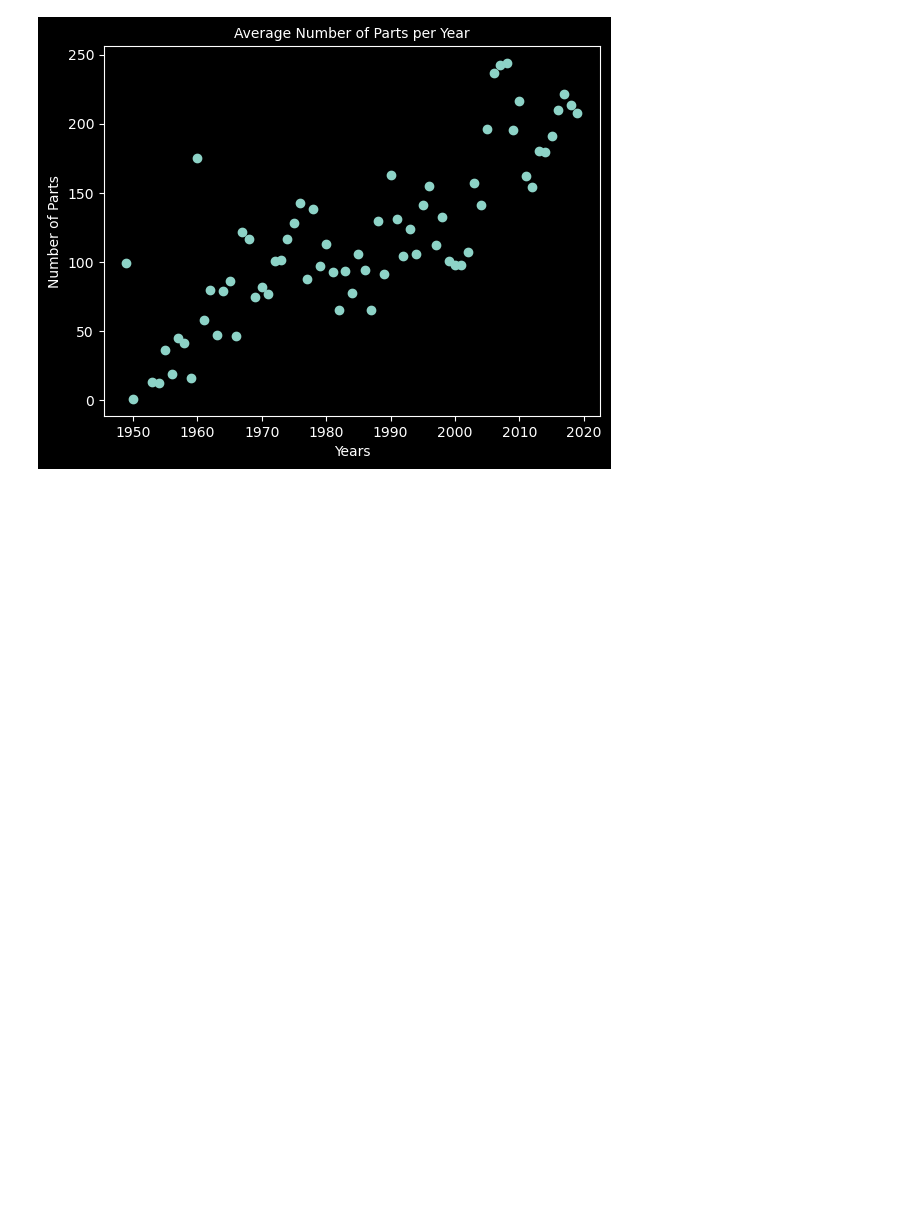
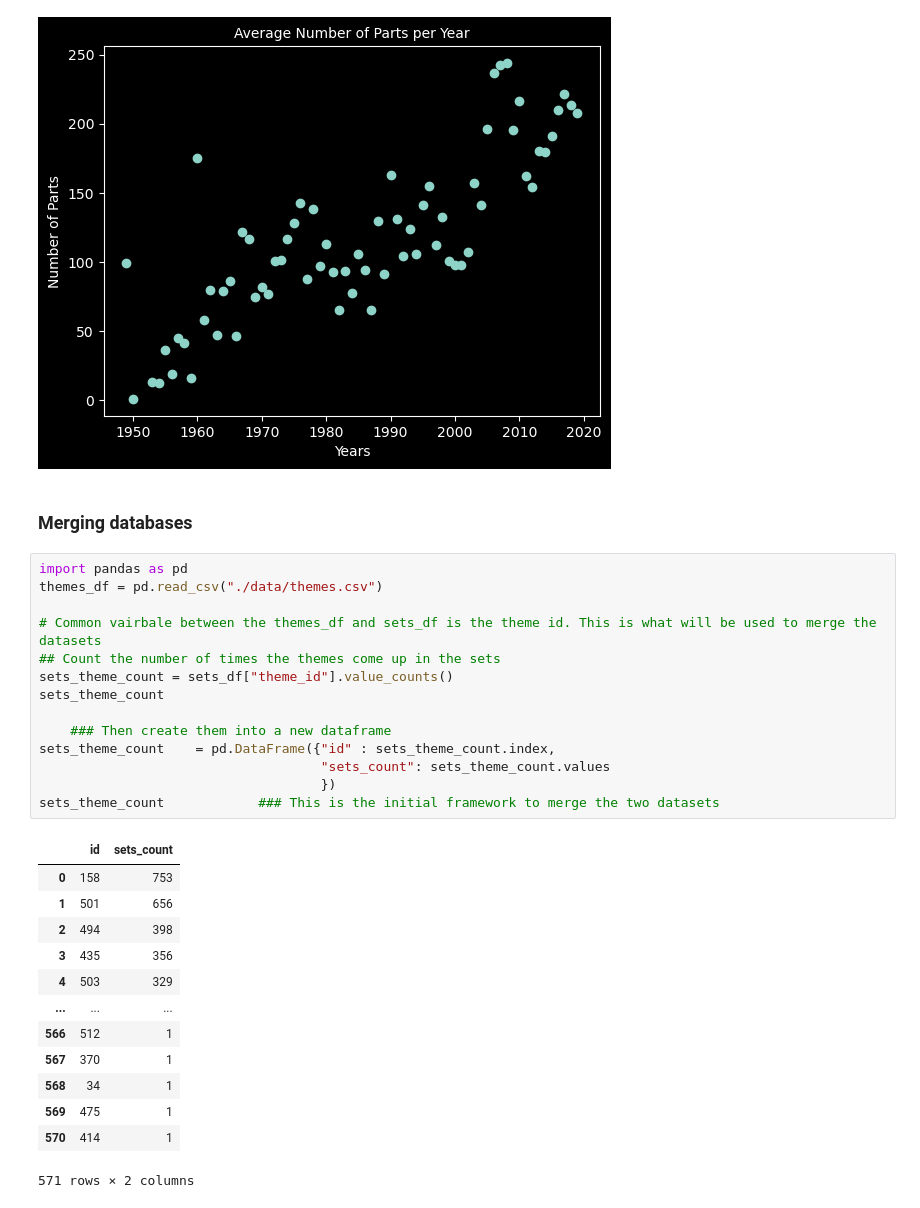
Before and after one commit to shane-221/Python_Basics, a Jupyter notebook: 09_Advanced-Data_Analysis(Pandas-Plotly-Seaborn)/74_Day_74_Advanced_Functions_pandas/main.ipynb, the cells around one changed output. Drawn from its saved outputs; the diff is of its cells as text; blank space fills up the shorter version.

```diff
--- a/09_Advanced-Data_Analysis(Pandas-Plotly-Seaborn)/74_Day_74_Advanced_Functions_pandas/main.ipynb
+++ b/09_Advanced-Data_Analysis(Pandas-Plotly-Seaborn)/74_Day_74_Advanced_Functions_pandas/main.ipynb
@@ -243,3 +243,33 @@ plt.title("Average Number of Parts per Year", fontsize = 10)
 # %% [output]
 Text(0.5, 1.0, 'Average Number of Parts per Year')
 [figure]
+# %% [markdown]
+### Merging databases
+# %%
+import pandas as pd
+themes_df = pd.read_csv("./data/themes.csv")
+
+# Common vairbale between the themes_df and sets_df is the theme id. This is what will be used to merge the datasets
+## Count the number of times the themes come up in the sets
+sets_theme_count = sets_df["theme_id"].value_counts()
+sets_theme_count
+
+    ### Then create them into a new dataframe
+sets_theme_count    = pd.DataFrame({"id" : sets_theme_count.index,
+                                    "sets_count": sets_theme_count.values
+                                    })
+sets_theme_count            ### This is the initial framework to merge the two datasets
+# %% [output]
+|  | id | sets_count |
+| 0 | 158 | 753 |
+| 1 | 501 | 656 |
+| 2 | 494 | 398 |
+| 3 | 435 | 356 |
+| 4 | 503 | 329 |
+| ... | ... | ... |
+| 566 | 512 | 1 |
+| 567 | 370 | 1 |
+| 568 | 34 | 1 |
+| 569 | 475 | 1 |
+| 570 | 414 | 1 |
+571 rows × 2 columns
```
Also changed, not shown: parts of 5 cells of this notebook.
